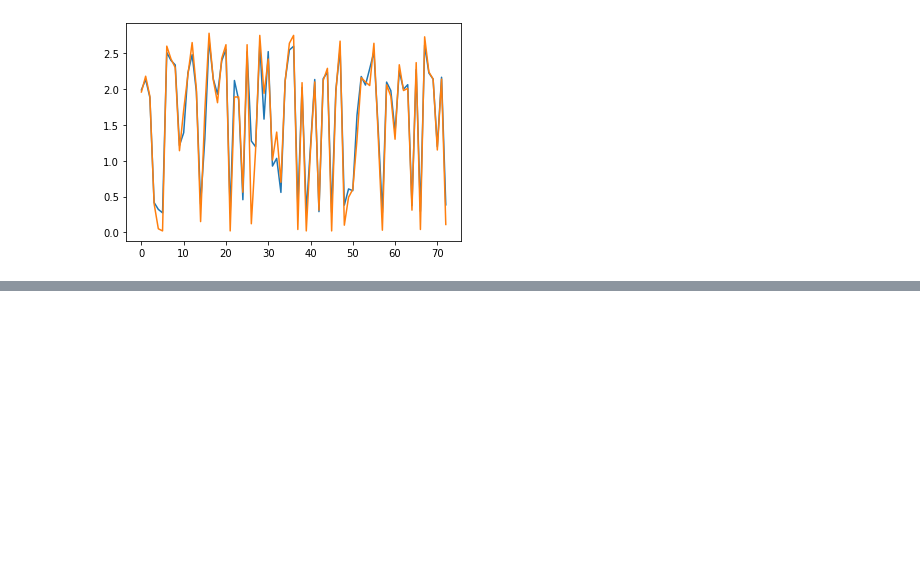
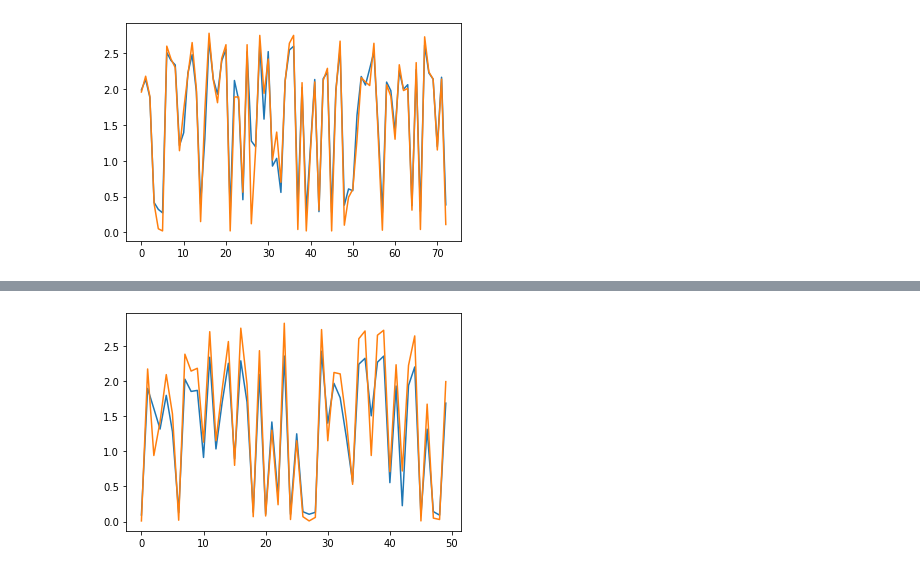
Before and after one commit to rakibhhridoy/Research, a Jupyter notebook: Turag/Python/Models.ipynb, the cells around one changed output, grey strips where cells are left out. Saved outputs shown, nothing was run; the diff lists cells and outputs as text; code cells hidden in the pictures; blank space fills up the shorter version.

```diff
--- a/Turag/Python/Models.ipynb
+++ b/Turag/Python/Models.ipynb
@@ -253,0 +321,10 @@ plot_predictions1(model1, x_test, y_test)
+# %%
+def plot_train(modelname, Nsample):
+    model = load_model(modelname)
+    train_predictions = model.predict(x_train).flatten()
+    train_results = pd.DataFrame(data={'Train Predictions': train_predictions, 'Actuals':y_train})
+    plt.plot(train_results['Train Predictions'][:Nsample])
+    plt.plot(train_results['Actuals'][:Nsample])
+# %%
+plot_train("cnnmodel2", 50)
+# %% [output]
@@ -253,0 +332 @@ plot_predictions1(model1, x_test, y_test)
+[figure, added]
```
Also changed, not shown: parts of 11 cells of this notebook, 4 other files.
